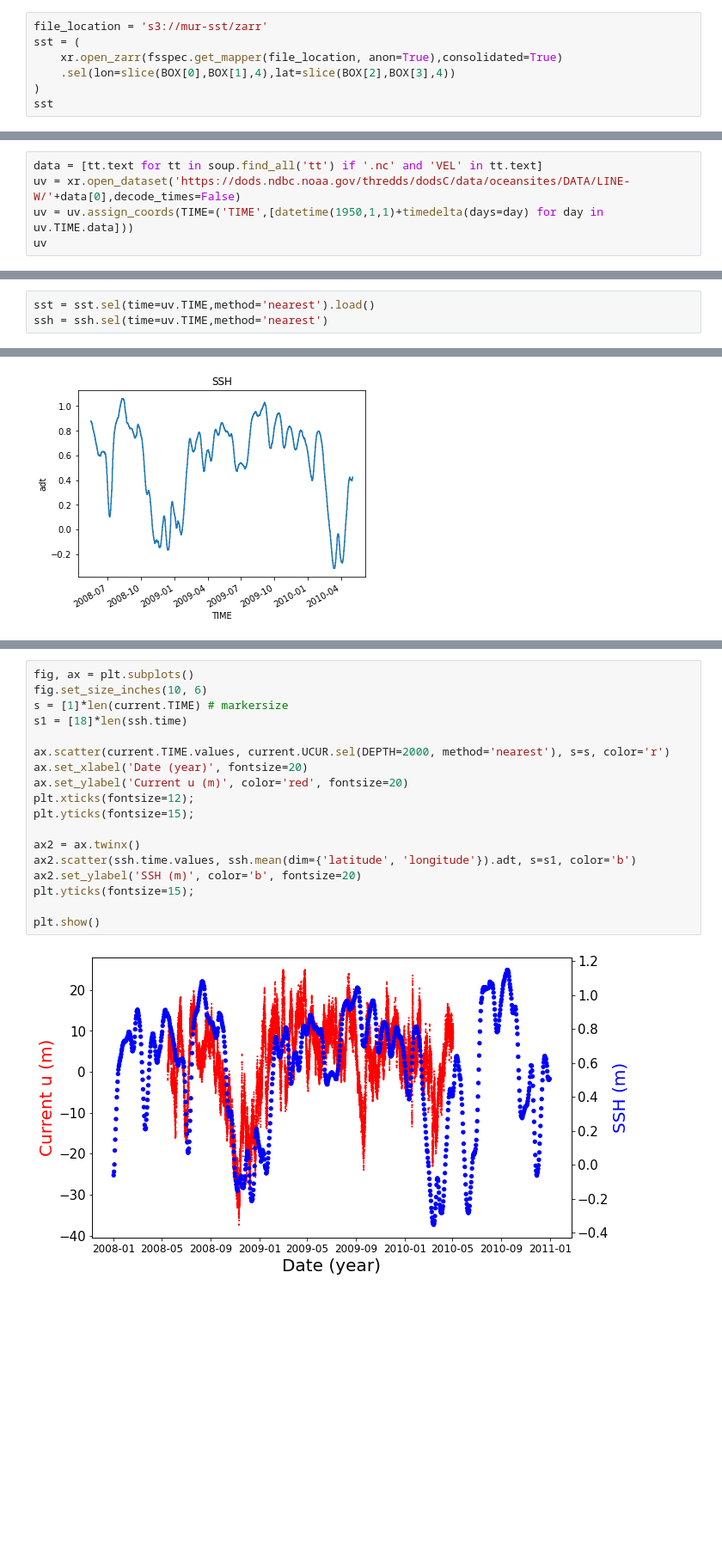
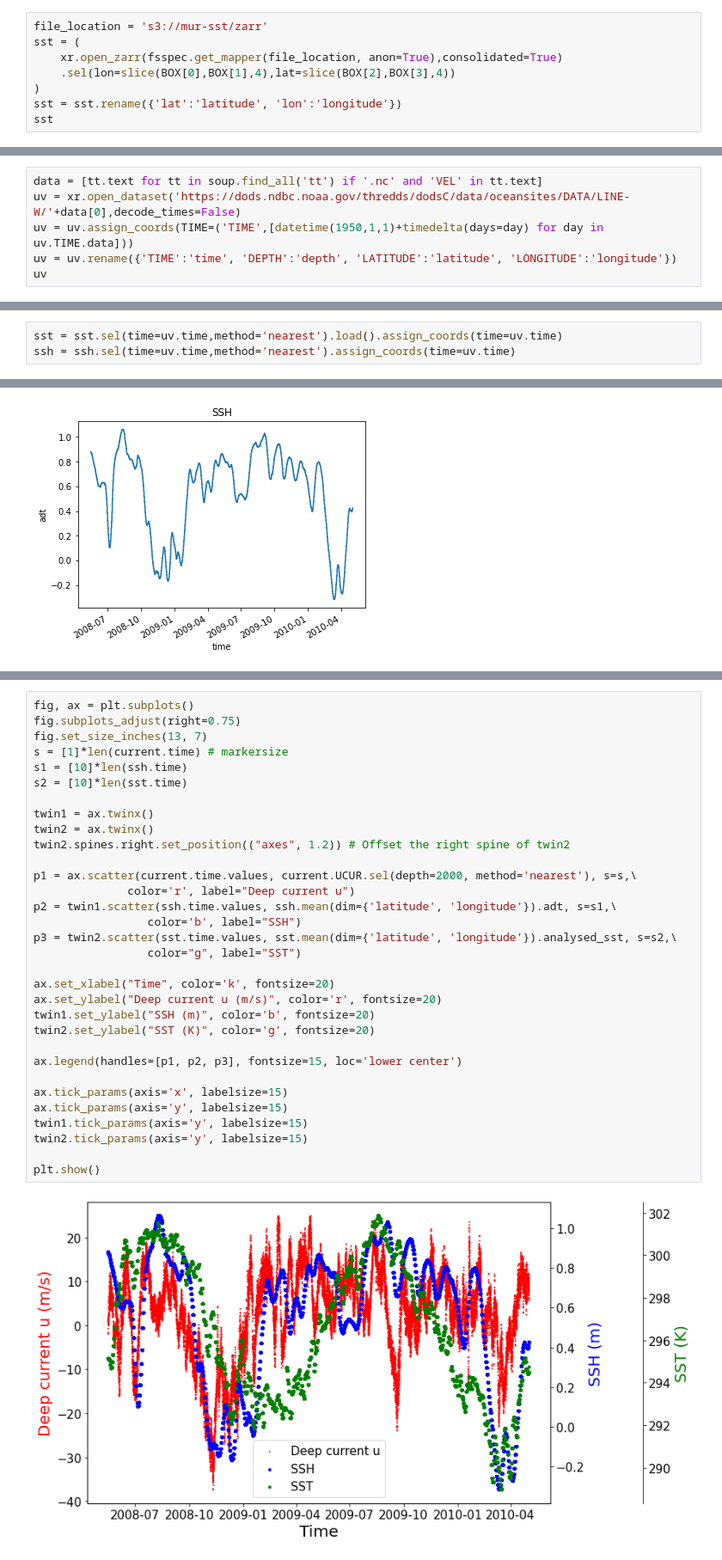
Before and after one commit to oceanhackweek/ohw21-proj-deep-currents, a Jupyter notebook: notebooks/data_analysis.ipynb, the cells around one changed output, grey strips where cells are left out. Shown: that part at 86% size. Cells and saved outputs as stored; diff of their text form; blank space fills up the shorter version.

```diff
--- a/notebooks/data_analysis.ipynb
+++ b/notebooks/data_analysis.ipynb
@@ -34,5 +51,6 @@ sst = (
     xr.open_zarr(fsspec.get_mapper(file_location, anon=True),consolidated=True)
     .sel(lon=slice(BOX[0],BOX[1],4),lat=slice(BOX[2],BOX[3],4))
 )
+sst = sst.rename({'lat':'latitude', 'lon':'longitude'})
 sst
 # %% [output]
@@ -173,6 +191,7 @@ soup = BeautifulSoup(requests.get("https://dods.ndbc.noaa.gov/thredds/catalog/da
 data = [tt.text for tt in soup.find_all('tt') if '.nc' and 'VEL' in tt.text]
 uv = xr.open_dataset('https://dods.ndbc.noaa.gov/thredds/dodsC/data/oceansites/DATA/LINE-W/'+data[0],decode_times=False)
 uv = uv.assign_coords(TIME=('TIME',[datetime(1950,1,1)+timedelta(days=day) for day in uv.TIME.data]))
+uv = uv.rename({'TIME':'time', 'DEPTH':'depth', 'LATITUDE':'latitude', 'LONGITUDE':'longitude'})
 uv
 # %% [output]
 <xarray.Dataset>
@@ -203,6 +222,6 @@ ax.legend()
 # %% [markdown]
 ## Subset SSH and SST to the mooring time range
 # %%
-sst = sst.sel(time=uv.TIME,method='nearest').load()
-ssh = ssh.sel(time=uv.TIME,method='nearest')
+sst = sst.sel(time=uv.time,method='nearest').load().assign_coords(time=uv.time)
+ssh = ssh.sel(time=uv.time,method='nearest').assign_coords(time=uv.time)
 # %%
@@ -224,21 +239,35 @@ current.UCUR.values.shape
 # %%
 fig, ax = plt.subplots()
-fig.set_size_inches(10, 6)
-s = [1]*len(current.TIME) # markersize
-s1 = [18]*len(ssh.time)
+fig.subplots_adjust(right=0.75)
+fig.set_size_inches(13, 7)
+s = [1]*len(current.time) # markersize
+s1 = [10]*len(ssh.time)
+s2 = [10]*len(sst.time)
 
-ax.scatter(current.TIME.values, current.UCUR.sel(DEPTH=2000, method='nearest'), s=s, color='r')
-ax.set_xlabel('Date (year)', fontsize=20)
-ax.set_ylabel('Current u (m)', color='red', fontsize=20)
-plt.xticks(fontsize=12);
-plt.yticks(fontsize=15);
+twin1 = ax.twinx()
+twin2 = ax.twinx()
+twin2.spines.right.set_position(("axes", 1.2)) # Offset the right spine of twin2
 
-ax2 = ax.twinx()
-ax2.scatter(ssh.time.values, ssh.mean(dim={'latitude', 'longitude'}).adt, s=s1, color='b')
-ax2.set_ylabel('SSH (m)', color='b', fontsize=20)
-plt.yticks(fontsize=15);
+p1 = ax.scatter(current.time.values, current.UCUR.sel(depth=2000, method='nearest'), s=s,\
+              color='r', label="Deep current u")
+p2 = twin1.scatter(ssh.time.values, ssh.mean(dim={'latitude', 'longitude'}).adt, s=s1,\
+                 color='b', label="SSH")
+p3 = twin2.scatter(sst.time.values, sst.mean(dim={'latitude', 'longitude'}).analysed_sst, s=s2,\
+                 color="g", label="SST")
+
+ax.set_xlabel("Time", color='k', fontsize=20)
+ax.set_ylabel("Deep current u (m/s)", color='r', fontsize=20)
+twin1.set_ylabel("SSH (m)", color='b', fontsize=20)
+twin2.set_ylabel("SST (K)", color='g', fontsize=20)
+
+ax.legend(handles=[p1, p2, p3], fontsize=15, loc='lower center')
+
+ax.tick_params(axis='x', labelsize=15)
+ax.tick_params(axis='y', labelsize=15)
+twin1.tick_params(axis='y', labelsize=15)
+twin2.tick_params(axis='y', labelsize=15)
 
 plt.show()
 # %% [output]
-[figure, old version]
+[figure, new version]
 # %% [markdown]
```
Also changed, not shown: parts of 19 cells of this notebook.
